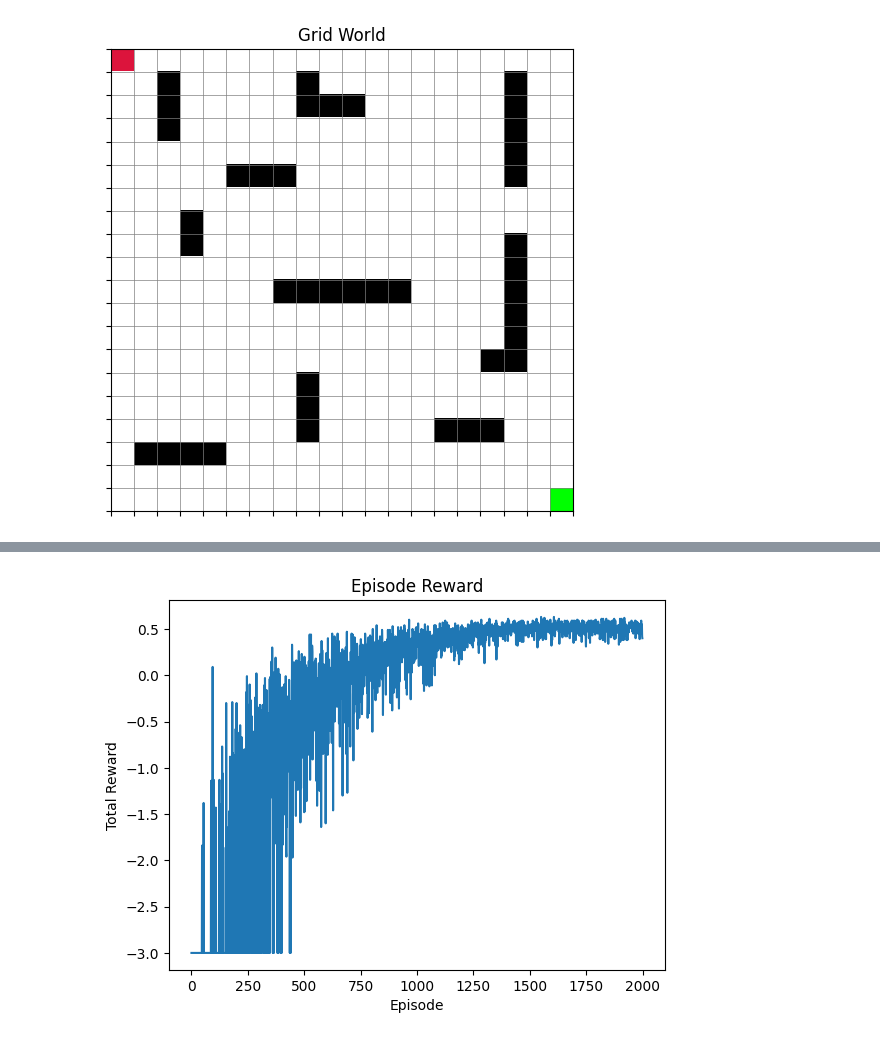
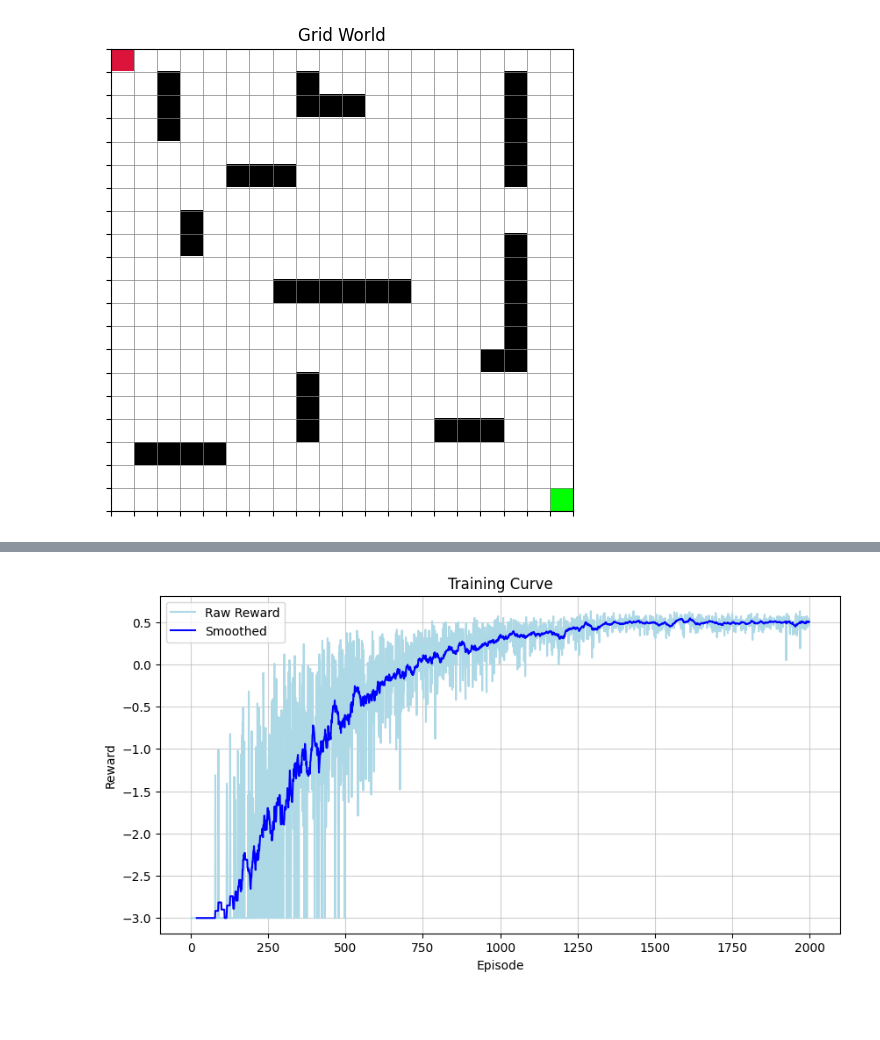
Before and after one commit to NBK-code/Q-Learning, a Jupyter notebook: Q_Learning.ipynb, the cells around one changed output, grey strips where cells are left out. Drawn from its saved outputs; the diff is of its cells as text; code cells hidden in the pictures; blank space fills up the shorter version.

```diff
--- a/Q_Learning.ipynb
+++ b/Q_Learning.ipynb
@@ -185,13 +185,24 @@ Episode 1950, Reward: 0.55
-# %%
-import matplotlib.pyplot as plt
-
-plt.plot(rewards)
-plt.title("Episode Reward")
-plt.xlabel("Episode")
-plt.ylabel("Total Reward")
-plt.show()
-# %% [output]
-[figure, removed]
+# %%
+def moving_average(x, window=20):
+    return np.convolve(x, np.ones(window)/window, mode='valid')
+
+window = 20
+smoothed = moving_average(rewards, window)
+
+plt.figure(figsize=(10,5))
+
+plt.plot(rewards, color='lightblue', label="Raw Reward")
+plt.plot(range(window-1, len(rewards)), smoothed, color='blue', label="Smoothed")
+
+plt.xlabel("Episode")
+plt.ylabel("Reward")
+plt.title("Training Curve")
+plt.legend()
+plt.grid(alpha=0.6)
+
+plt.show()
+# %% [output]
+[figure, added]
 # %%
 action_arrows = {
     0: "↑",
```
Also changed, not shown: parts of 5 cells of this notebook.
